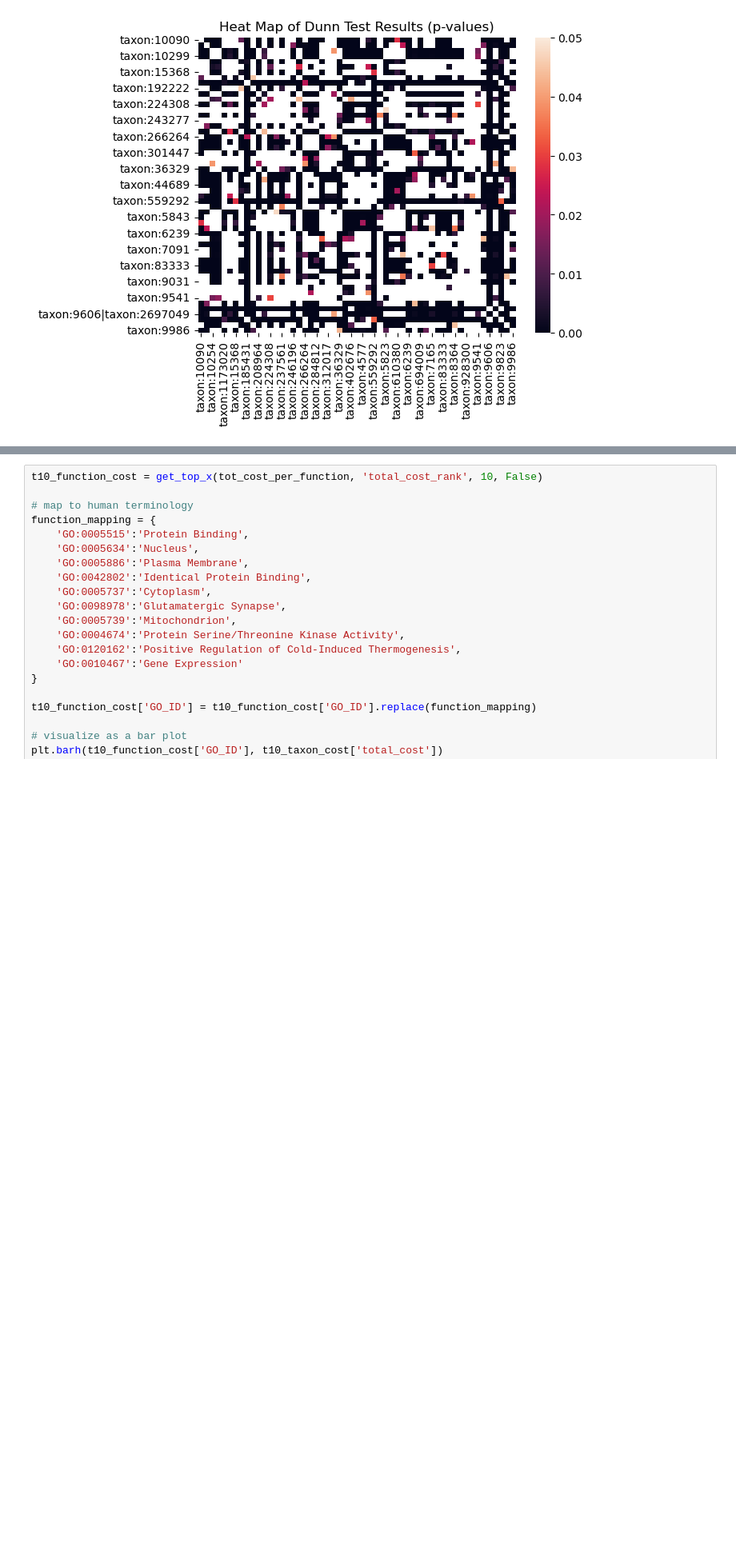
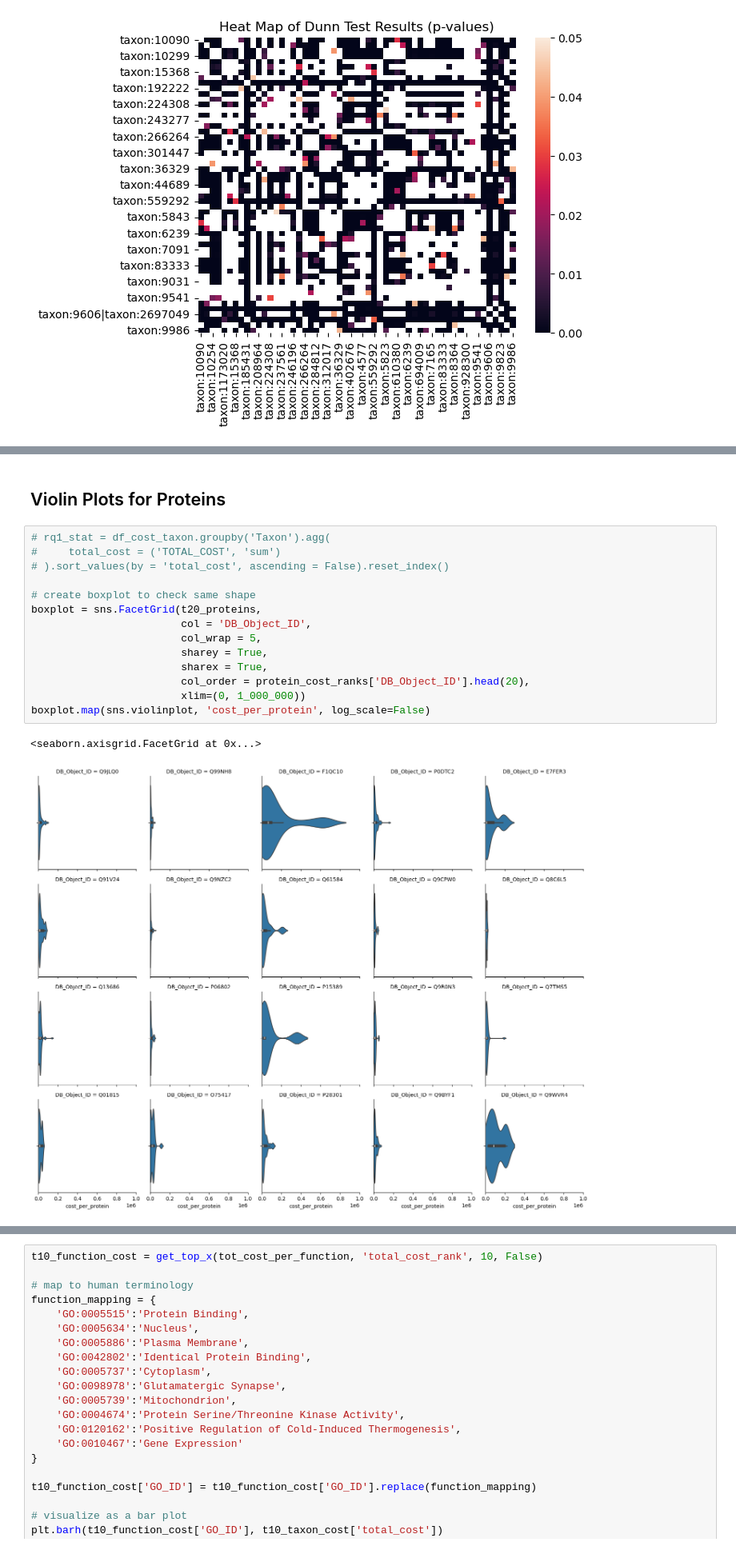
Before and after one commit to Moulica5374/NIH-Funding-Annotation-Analysis-Team-Project, a Jupyter notebook: Data_Analysis.ipynb, the cells around one changed output, grey strips where cells are left out. Shown at 80% size. Saved outputs shown, nothing was run; the diff lists cells and outputs as text; blank space fills up the shorter version.

```diff
--- a/Data_Analysis.ipynb
+++ b/Data_Analysis.ipynb
@@ -410,0 +673,19 @@ Text(0.5, 1.0, 'Heat Map of Dunn Test Results (p-values)')
+# %% [markdown]
+## Violin Plots for Proteins
+# %%
+# rq1_stat = df_cost_taxon.groupby('Taxon').agg(
+#     total_cost = ('TOTAL_COST', 'sum')
+# ).sort_values(by = 'total_cost', ascending = False).reset_index()
+
+# create boxplot to check same shape
+boxplot = sns.FacetGrid(t20_proteins,
+                        col = 'DB_Object_ID',
+                        col_wrap = 5,
+                        sharey = True,
+                        sharex = True,
+                        col_order = protein_cost_ranks['DB_Object_ID'].head(20),
+                        xlim=(0, 1_000_000))
+boxplot.map(sns.violinplot, 'cost_per_protein', log_scale=False)
+# %% [output]
+<seaborn.axisgrid.FacetGrid at 0x...>
+[figure, added]
```
Also changed, not shown: parts of 44 cells of this notebook.
